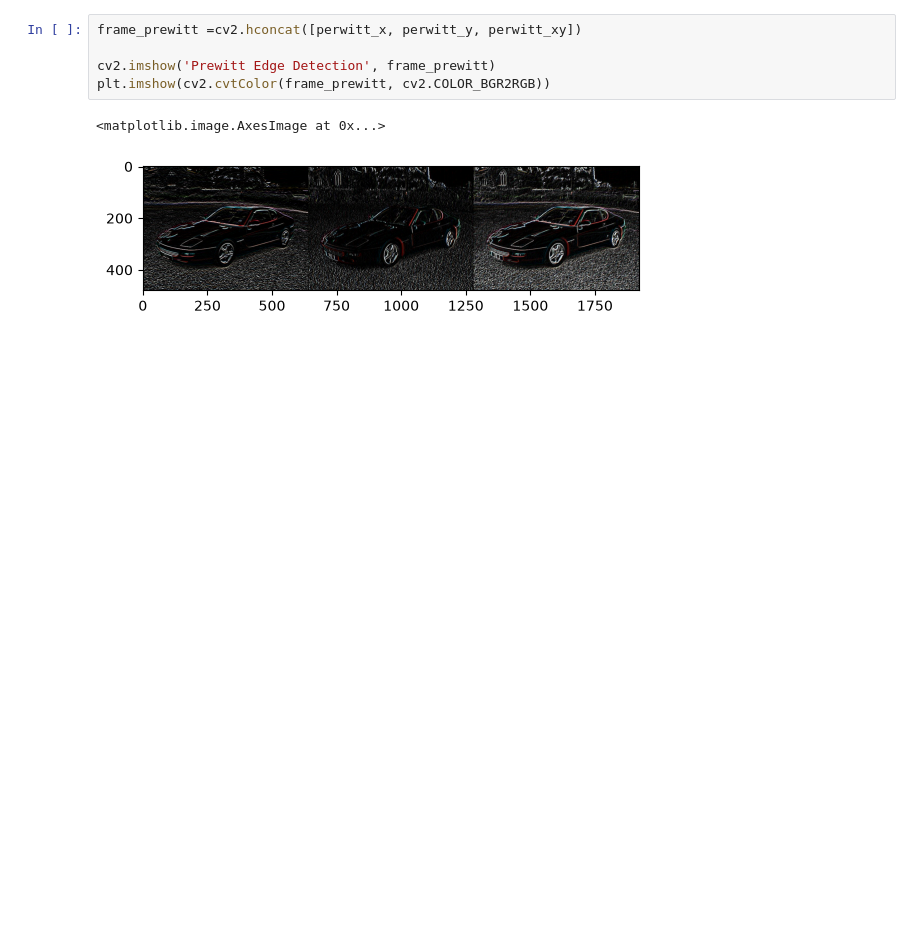
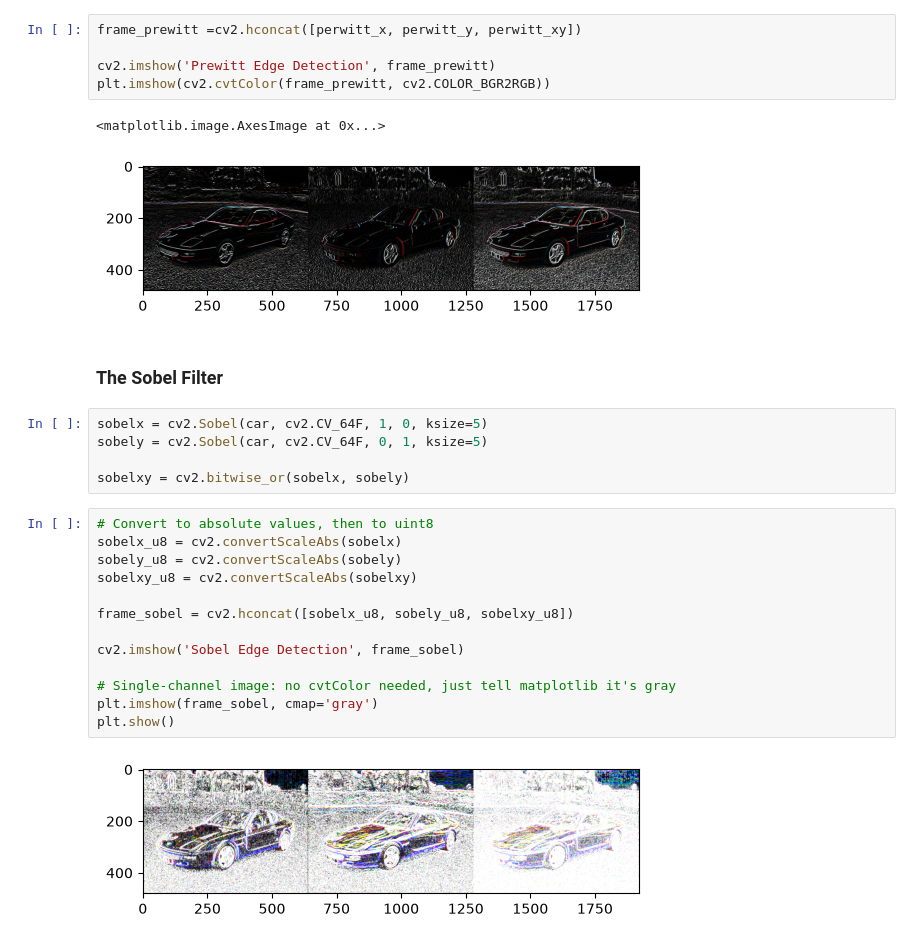
Before and after one commit to dennisumoh325/image_edge_detection, a Jupyter notebook: edge_detection.ipynb, the cells around one changed output. Saved outputs shown, nothing was run; the diff lists cells and outputs as text; blank space fills up the shorter version.

```diff
--- a/edge_detection.ipynb
+++ b/edge_detection.ipynb
@@ -48,3 +48,25 @@ plt.imshow(cv2.cvtColor(frame_prewitt, cv2.COLOR_BGR2RGB))
 # %% [output]
 <matplotlib.image.AxesImage at 0x...>
 [figure]
+# %% [markdown]
+### The Sobel Filter
+# %%
+sobelx = cv2.Sobel(car, cv2.CV_64F, 1, 0, ksize=5)
+sobely = cv2.Sobel(car, cv2.CV_64F, 0, 1, ksize=5)
+
+sobelxy = cv2.bitwise_or(sobelx, sobely)
+# %%
+# Convert to absolute values, then to uint8
+sobelx_u8 = cv2.convertScaleAbs(sobelx)
+sobely_u8 = cv2.convertScaleAbs(sobely)
+sobelxy_u8 = cv2.convertScaleAbs(sobelxy)
+
+frame_sobel = cv2.hconcat([sobelx_u8, sobely_u8, sobelxy_u8])
+
+cv2.imshow('Sobel Edge Detection', frame_sobel)
+
+# Single-channel image: no cvtColor needed, just tell matplotlib it's gray
+plt.imshow(frame_sobel, cmap='gray')
+plt.show()
+# %% [output]
+[figure, added]
```
Also changed, not shown: parts of 4 cells of this notebook.
